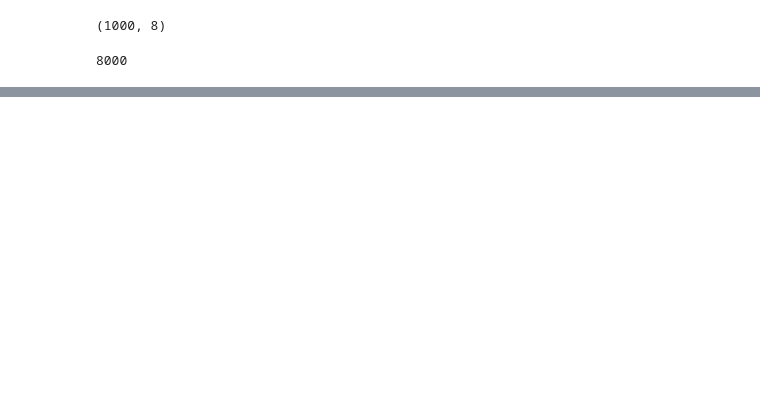
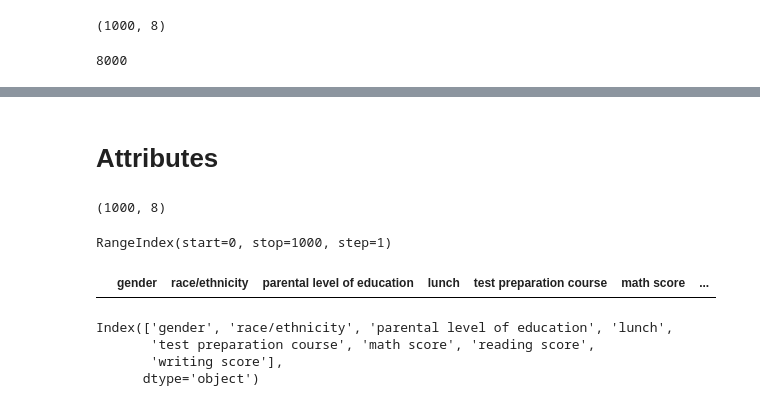
Before and after one commit to DrMinaGhaly/python-for-data-science, a Jupyter notebook: 02.Intro to Pandas/Intro to pandas.ipynb, the cells around one changed output, grey strips where cells are left out. Saved outputs shown, nothing was run; the diff lists cells and outputs as text; code cells hidden in the pictures; blank space fills up the shorter version.

```diff
--- a/02.Intro to Pandas/Intro to pandas.ipynb
+++ b/02.Intro to Pandas/Intro to pandas.ipynb
@@ -160,3 +160,28 @@ df_exams
 | 396 | female | group B | high school | free/reduced | none | 50 | ... |
 | 397 | female | group C | associate's degree | standard | none | 85 | ... |
 | 398 | male | group B | some high school | standard | none | 74 | ... |
+# %% [markdown]
+# Attributes
+# %%
+# get shape of a dataframe
+df_exams.shape
+# %% [output]
+(1000, 8)
+# %%
+#get index of dataframe
+df_exams.index
+# index range adds 1 for the header
+# %% [output]
+RangeIndex(start=0, stop=1000, step=1)
+# %%
+df_exams.head(0)
+# %% [output]
+|  | gender | race/ethnicity | parental level of education | lunch | test preparation course | math score | ... |
+# %%
+# get column names
+df_exams.columns
+# %% [output]
+Index(['gender', 'race/ethnicity', 'parental level of education', 'lunch',
+       'test preparation course', 'math score', 'reading score',
+       'writing score'],
+      dtype='object')
```
Also changed, not shown: parts of 11 cells of this notebook.
